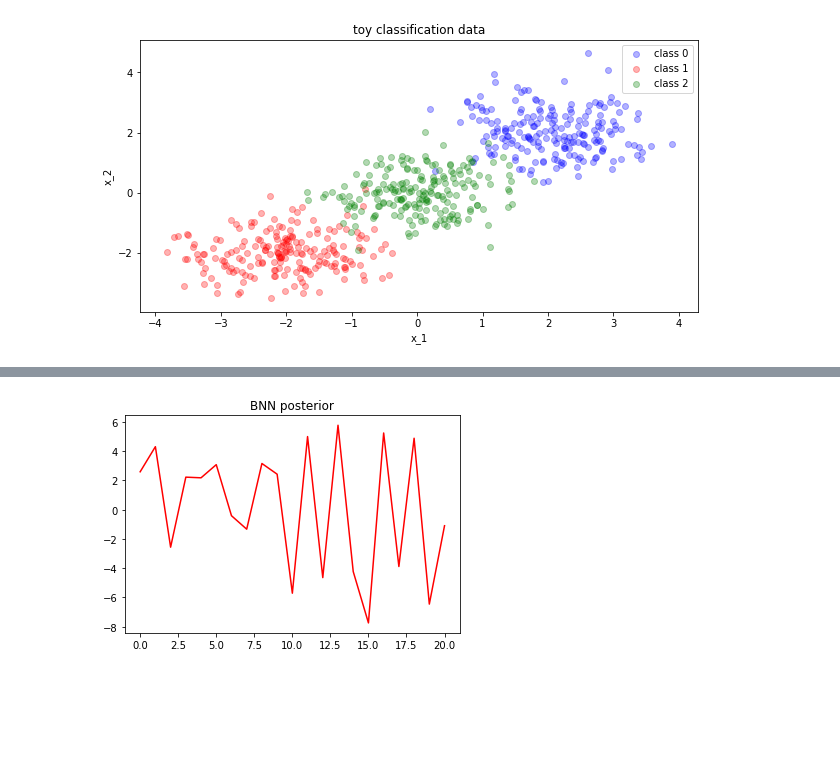
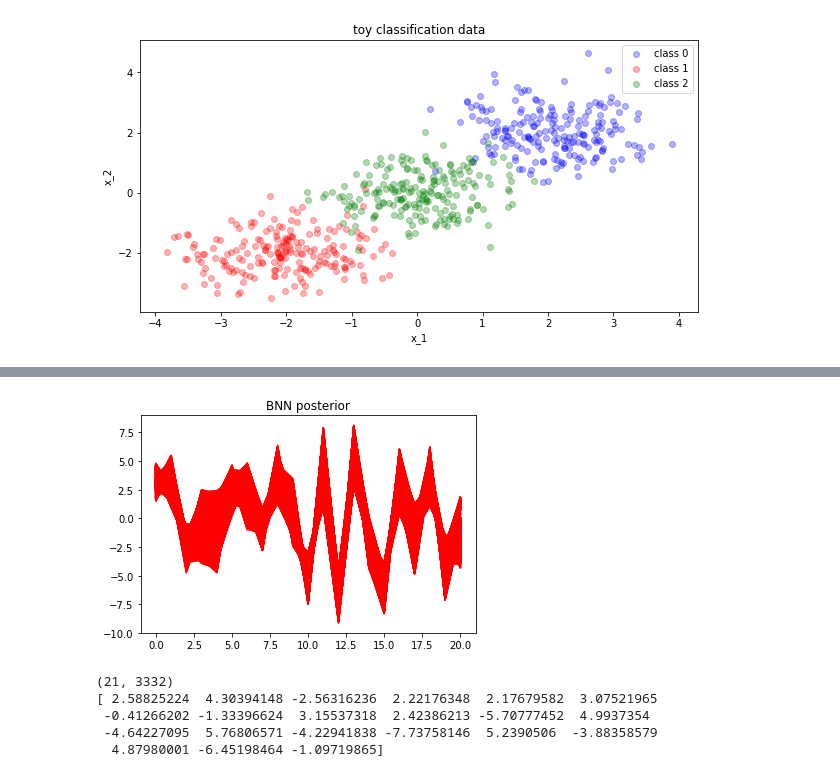
Before and after one commit to DavidAssaraf106/NLM, a Jupyter notebook: Experiments/Test.ipynb, the cells around one changed output, grey strips where cells are left out. Saved outputs shown, nothing was run; the diff lists cells and outputs as text; code cells hidden in the pictures; blank space fills up the shorter version.

```diff
--- a/Experiments/Test.ipynb
+++ b/Experiments/Test.ipynb
@@ -158,9 +158,16 @@ q=hmc(log_prior, log_likelihood, **params_hmc)
 9800 : 0.7674489795918368
 9900 : 0.7673737373737374
 # %%
-q_=np.asarray(q[0])
-plt.plot(range(len(q[0])),q[0], color='r')
+q_=np.asarray(q).T
+plt.plot(range(len(q_)),q_, color='r')
 plt.title('BNN posterior')
 plt.show()
+print(q_.shape)
+print(q[0])
 # %% [output]
-[figure, old version]
+[figure, new version]
+(21, 3332)
+[ 2.58825224  4.30394148 -2.56316236  2.22176348  2.17679582  3.07521965
+ -0.41266202 -1.33396624  3.15537318  2.42386213 -5.70777452  4.9937354
+ -4.64227095  5.76806571 -4.22941838 -7.73758146  5.2390506  -3.88358579
+  4.87980001 -6.45198464 -1.09719865]
```
Also changed, not shown: 1 other file.
